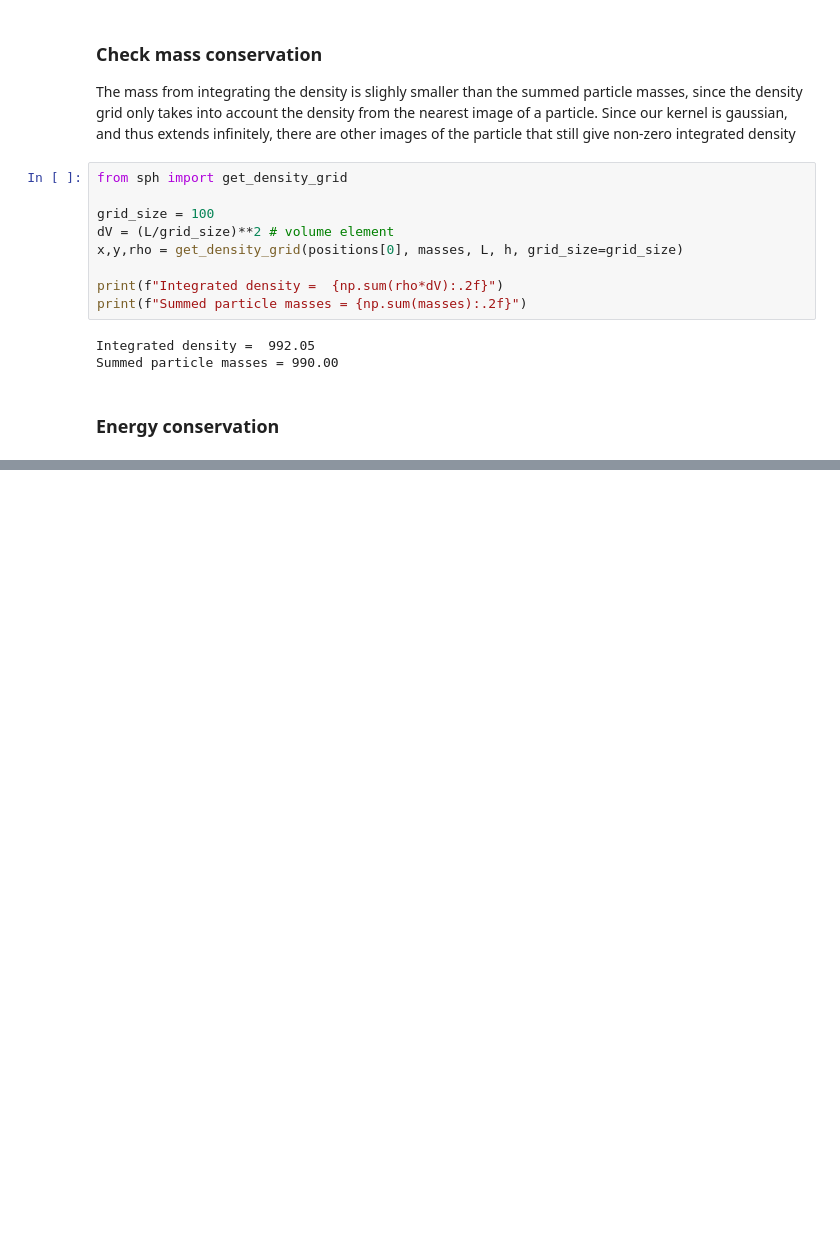
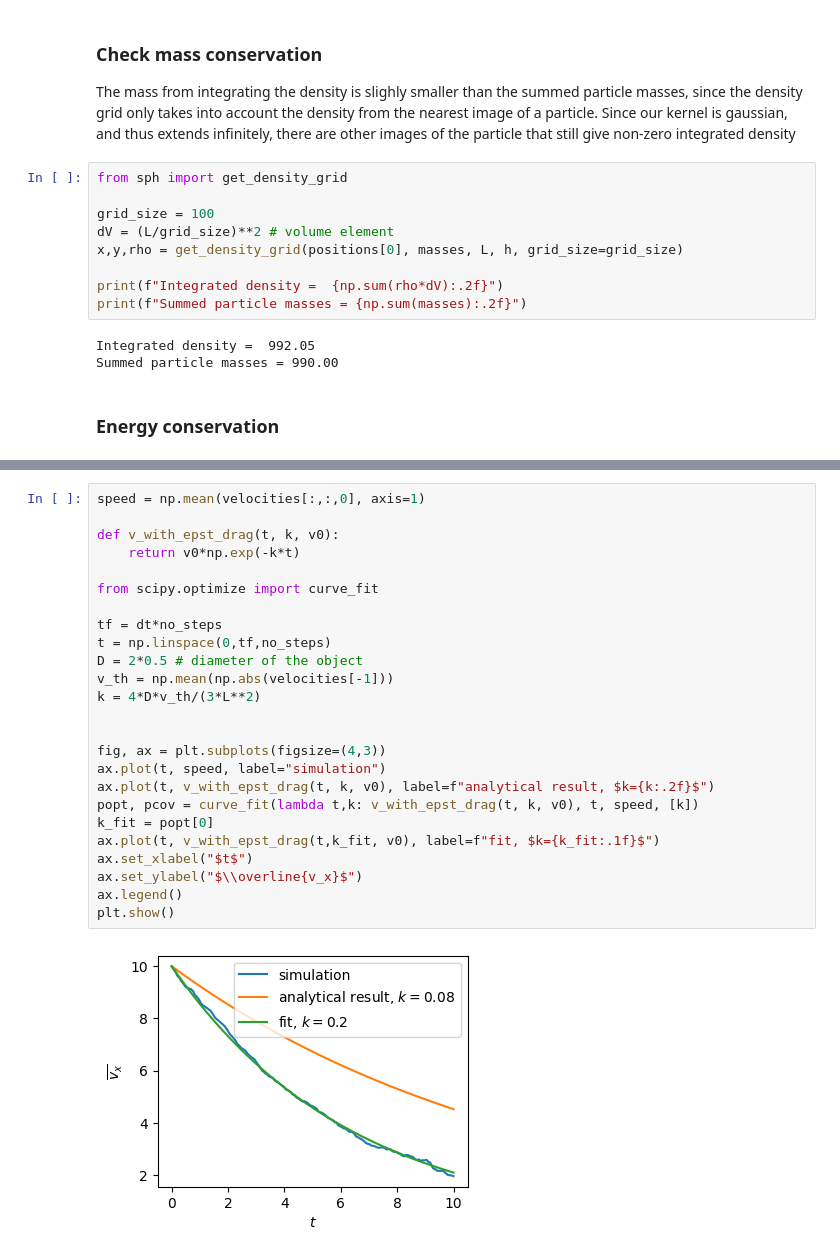
Before and after one commit to slagnews/drag_sph, a Jupyter notebook: sph_test.ipynb, the cells around one changed output, grey strips where cells are left out. Drawn from its saved outputs; the diff is of its cells as text; blank space fills up the shorter version.

```diff
--- a/sph_test.ipynb
+++ b/sph_test.ipynb
@@ -96,0 +113,27 @@ plt.show()
+# %%
+speed = np.mean(velocities[:,:,0], axis=1)
+
+def v_with_epst_drag(t, k, v0):
+    return v0*np.exp(-k*t)
+
+from scipy.optimize import curve_fit
+
+tf = dt*no_steps
+t = np.linspace(0,tf,no_steps)
+D = 2*0.5 # diameter of the object
+v_th = np.mean(np.abs(velocities[-1]))
+k = 4*D*v_th/(3*L**2)
+
+
+fig, ax = plt.subplots(figsize=(4,3))
+ax.plot(t, speed, label="simulation")
+ax.plot(t, v_with_epst_drag(t, k, v0), label=f"analytical result, $k={k:.2f}$")
+popt, pcov = curve_fit(lambda t,k: v_with_epst_drag(t, k, v0), t, speed, [k])
+k_fit = popt[0]
+ax.plot(t, v_with_epst_drag(t,k_fit, v0), label=f"fit, $k={k_fit:.1f}$")
+ax.set_xlabel("$t$")
+ax.set_ylabel("$\\overline{v_x}$")
+ax.legend()
+plt.show()
+# %% [output]
+[figure, added]
```
Also changed, not shown: parts of 7 cells of this notebook, 2 other files.
